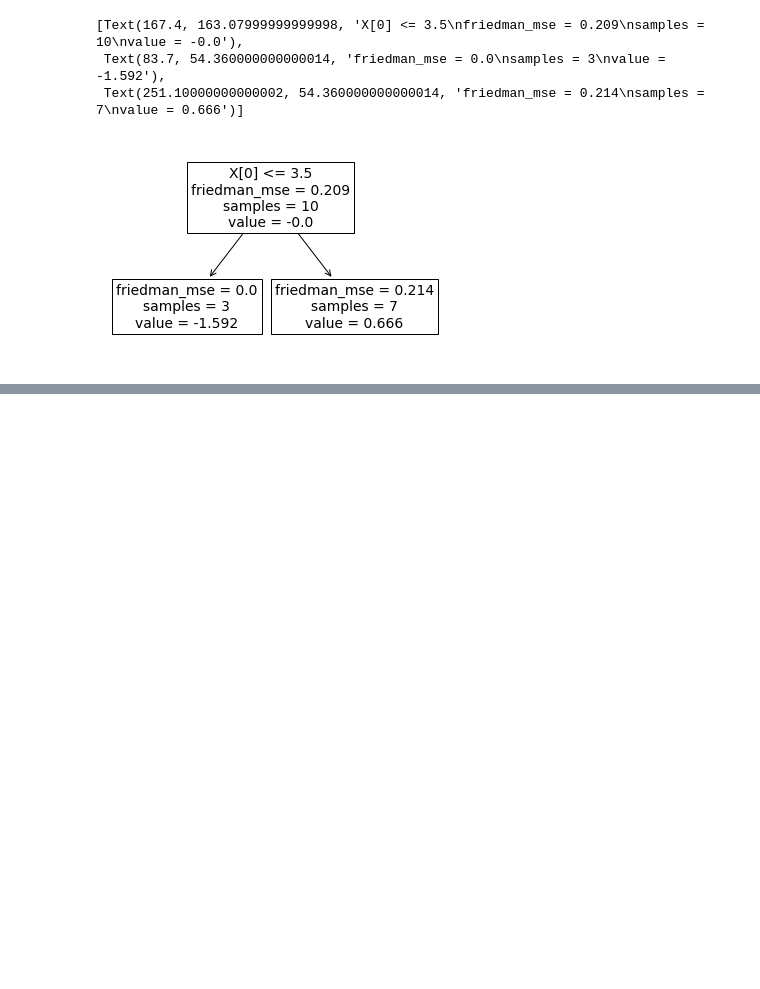
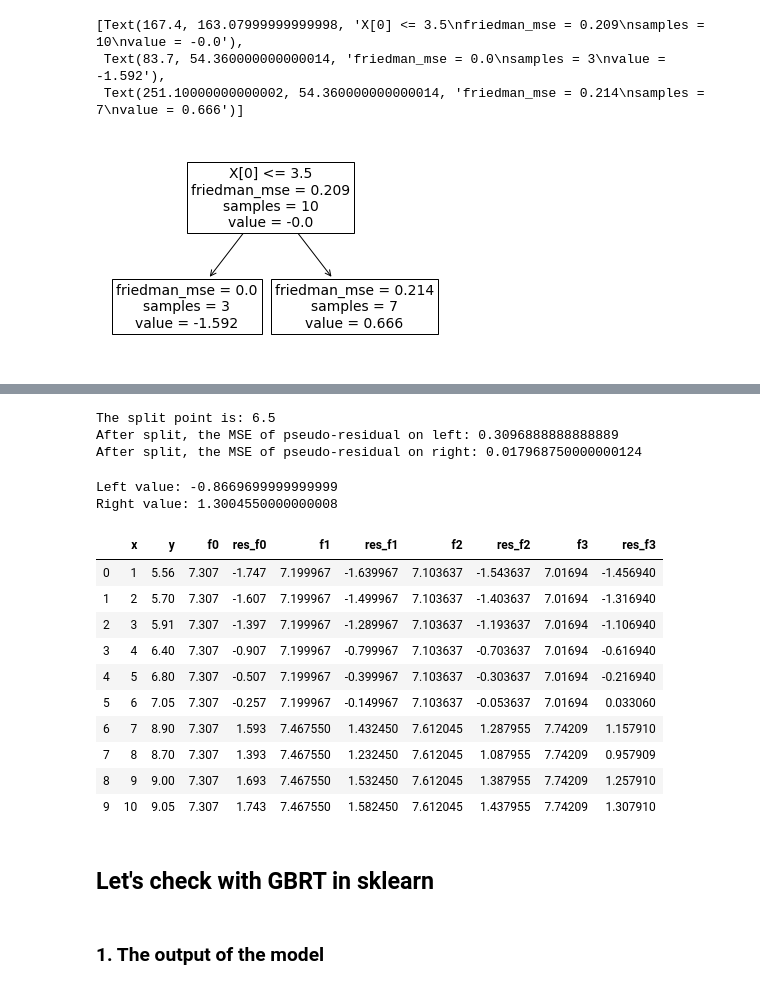
Before and after one commit to SilenceGTX/algorithms, a Jupyter notebook: GBDT.ipynb, the cells around one changed output, grey strips where cells are left out. Cells and saved outputs as stored; diff of their text form; code cells hidden in the pictures; blank space fills up the shorter version.

```diff
--- a/GBDT.ipynb
+++ b/GBDT.ipynb
@@ -398,0 +505,3 @@ df2 = pd.DataFrame({"x":[1, 2, 3, 4, 5, 6, 7, 8, 9, 10],
+# %%
+tree2 = calc_res_reg(tree2, "f2")
+tree2
@@ -398,0 +520,39 @@ df2 = pd.DataFrame({"x":[1, 2, 3, 4, 5, 6, 7, 8, 9, 10],
+# %%
+thres, left_mse, right_mse = split_reg(tree2, "x", np.arange(0.5, 11.5, 1), "res_f2")
+print("The split point is:", thres)
+print("After split, the MSE of pseudo-residual on left:", left_mse)
+print("After split, the MSE of pseudo-residual on right:", right_mse)
+# %% [output]
+The split point is: 6.5
+After split, the MSE of pseudo-residual on left: 0.3096888888888889
+After split, the MSE of pseudo-residual on right: 0.017968750000000124
+# %%
+left_value, right_value = leaf_val_reg(tree2, "x", "res_f2", thres)
+print("Left value:", left_value)
+print("Right value:", right_value)
+# %% [output]
+Left value: -0.8669699999999999
+Right value: 1.3004550000000008
+# %%
+tree2["f3"] = np.where(tree2["x"] <= thres,
+                       tree2["f2"] + left_value * lr,
+                       tree2["f2"] + right_value * lr)
+# %%
+tree2 = calc_res_reg(tree2, "f3")
+tree2
+# %% [output]
+|  | x | y | f0 | res_f0 | f1 | res_f1 | f2 | res_f2 | f3 | res_f3 |
+| 0 | 1 | 5.56 | 7.307 | -1.747 | 7.199967 | -1.639967 | 7.103637 | -1.543637 | 7.01694 | -1.456940 |
+| 1 | 2 | 5.70 | 7.307 | -1.607 | 7.199967 | -1.499967 | 7.103637 | -1.403637 | 7.01694 | -1.316940 |
+| 2 | 3 | 5.91 | 7.307 | -1.397 | 7.199967 | -1.289967 | 7.103637 | -1.193637 | 7.01694 | -1.106940 |
+| 3 | 4 | 6.40 | 7.307 | -0.907 | 7.199967 | -0.799967 | 7.103637 | -0.703637 | 7.01694 | -0.616940 |
+| 4 | 5 | 6.80 | 7.307 | -0.507 | 7.199967 | -0.399967 | 7.103637 | -0.303637 | 7.01694 | -0.216940 |
+| 5 | 6 | 7.05 | 7.307 | -0.257 | 7.199967 | -0.149967 | 7.103637 | -0.053637 | 7.01694 | 0.033060 |
+| 6 | 7 | 8.90 | 7.307 | 1.593 | 7.467550 | 1.432450 | 7.612045 | 1.287955 | 7.74209 | 1.157910 |
+| 7 | 8 | 8.70 | 7.307 | 1.393 | 7.467550 | 1.232450 | 7.612045 | 1.087955 | 7.74209 | 0.957909 |
+| 8 | 9 | 9.00 | 7.307 | 1.693 | 7.467550 | 1.532450 | 7.612045 | 1.387955 | 7.74209 | 1.257910 |
+| 9 | 10 | 9.05 | 7.307 | 1.743 | 7.467550 | 1.582450 | 7.612045 | 1.437955 | 7.74209 | 1.307910 |
+# %% [markdown]
+## Let's check with GBRT in sklearn
+# %% [markdown]
+### 1. The output of the model
```
Also changed, not shown: parts of 122 cells of this notebook.
